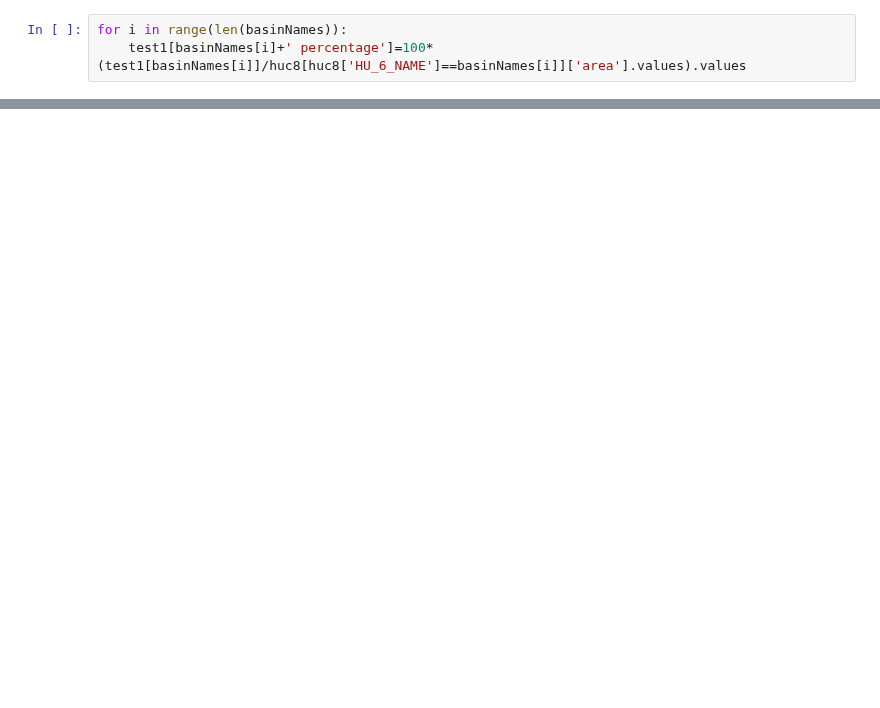
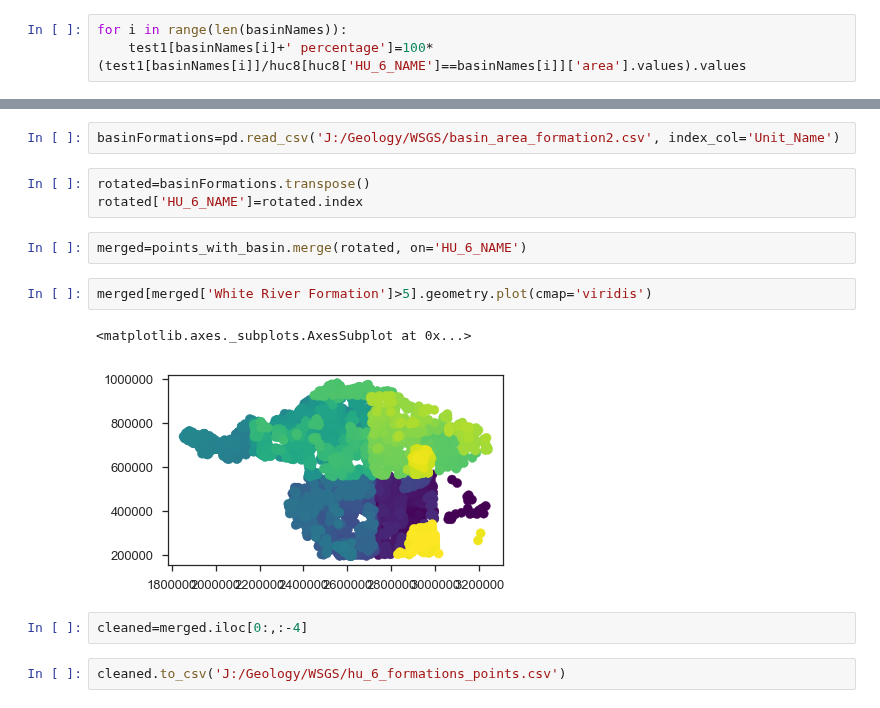
Before and after one commit to jessepisel/criticalandstrategic, a Jupyter notebook: Critical and strategic database building.ipynb, the cells around one changed output, grey strips where cells are left out. Saved outputs shown, nothing was run; the diff lists cells and outputs as text; blank space fills up the shorter version.

```diff
--- a/Critical and strategic database building.ipynb
+++ b/Critical and strategic database building.ipynb
@@ -178,0 +91,16 @@ import time
+# %%
+basinFormations=pd.read_csv('J:/Geology/WSGS/basin_area_formation2.csv', index_col='Unit_Name')
+# %%
+rotated=basinFormations.transpose()
+rotated['HU_6_NAME']=rotated.index
+# %%
+merged=points_with_basin.merge(rotated, on='HU_6_NAME')
+# %%
+merged[merged['White River Formation']>5].geometry.plot(cmap='viridis')
+# %% [output]
+<matplotlib.axes._subplots.AxesSubplot at 0x...>
+[figure, added]
+# %%
+cleaned=merged.iloc[0:,:-4]
+# %%
+cleaned.to_csv('J:/Geology/WSGS/hu_6_formations_points.csv')
```
Also changed, not shown: parts of 22 cells of this notebook.
